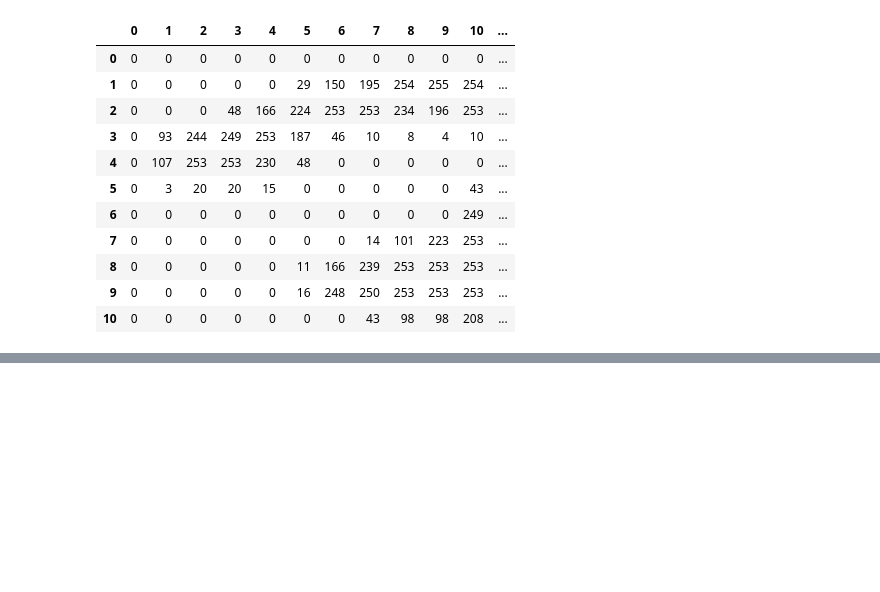
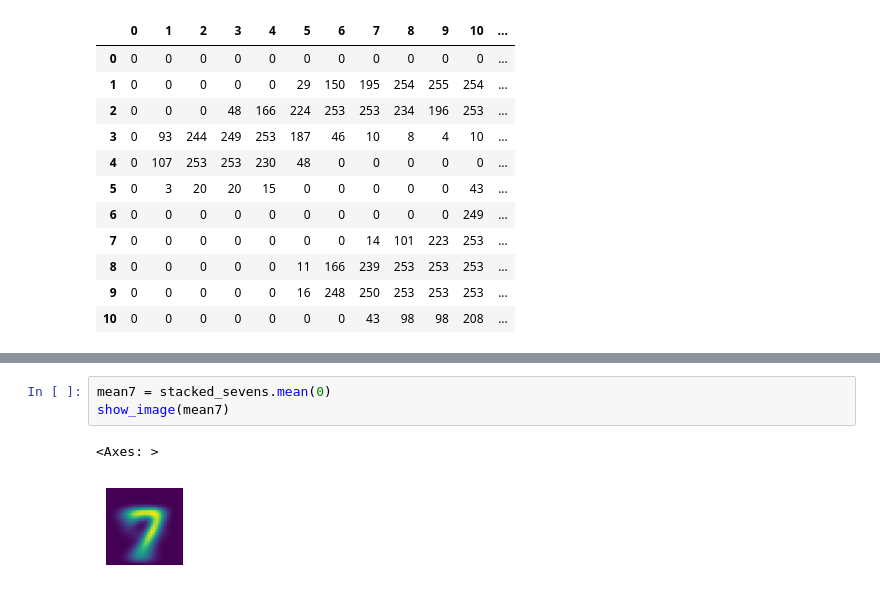
Before and after one commit to xiaomai2000/fastai.learn, a Jupyter notebook: fastai-learn-04.ipynb, the cells around one changed output, grey strips where cells are left out. Saved outputs shown, nothing was run; the diff lists cells and outputs as text; blank space fills up the shorter version.

```diff
--- a/fastai-learn-04.ipynb
+++ b/fastai-learn-04.ipynb
@@ -137,0 +170,6 @@ df.style.set_properties(**{'font-size':'6pt'}).background_gradient('Greys')
+# %%
+mean7 = stacked_sevens.mean(0)
+show_image(mean7)
+# %% [output]
+<Axes: >
+[figure, added]
```
Also changed, not shown: parts of 14 cells of this notebook, 1 other file.
